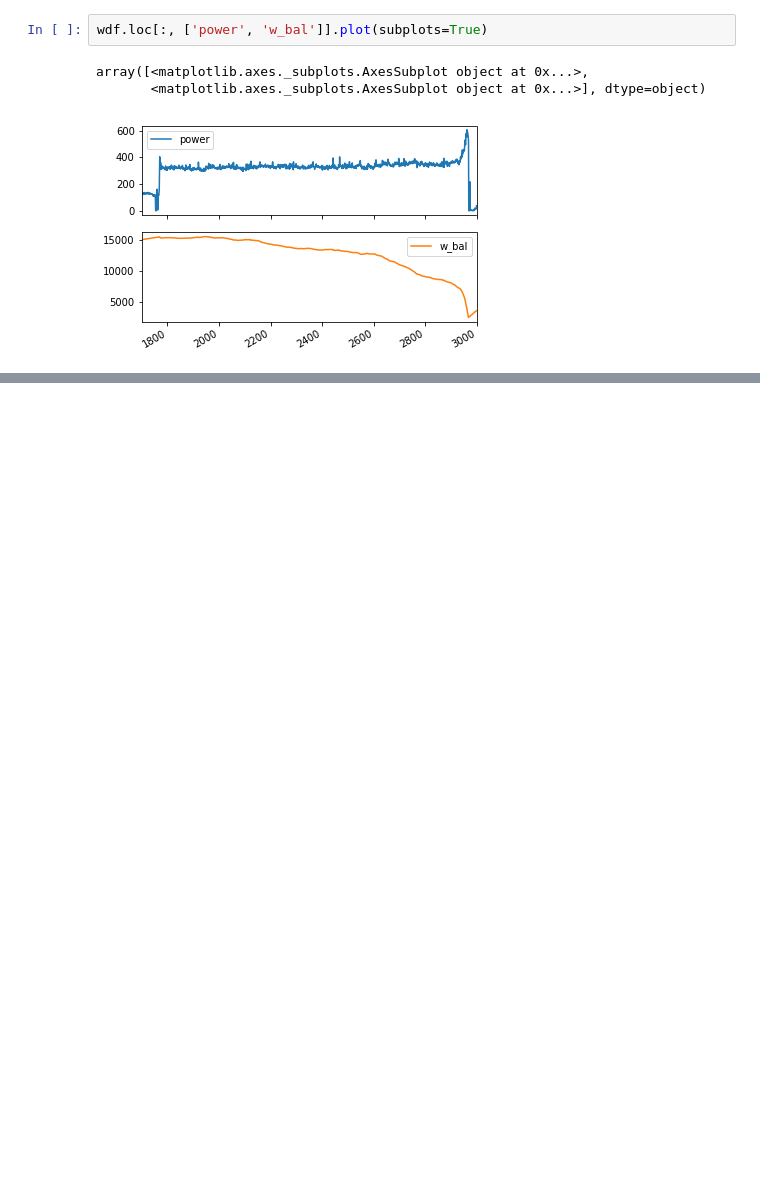
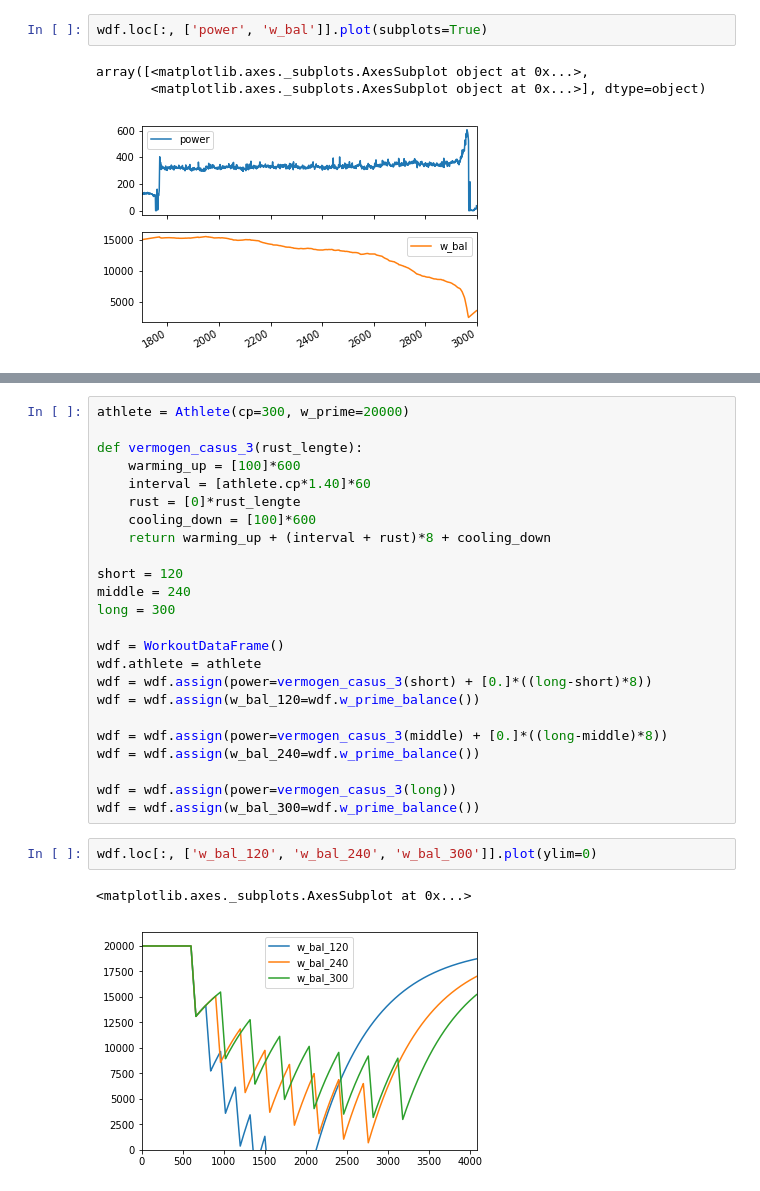
Before and after one commit to AartGoossens/publications, a Jupyter notebook: sportgericht/artikel.ipynb, the cells around one changed output, grey strips where cells are left out. Cells and saved outputs as stored; diff of their text form; blank space fills up the shorter version.

```diff
--- a/sportgericht/artikel.ipynb
+++ b/sportgericht/artikel.ipynb
@@ -61,0 +179,29 @@ wdf = wdf.assign(w_bal=wdf.w_prime_balance())
+# %%
+athlete = Athlete(cp=300, w_prime=20000)
+
+def vermogen_casus_3(rust_lengte):
+    warming_up = [100]*600
+    interval = [athlete.cp*1.40]*60
+    rust = [0]*rust_lengte
+    cooling_down = [100]*600
+    return warming_up + (interval + rust)*8 + cooling_down
+
+short = 120
+middle = 240
+long = 300
+
+wdf = WorkoutDataFrame()
+wdf.athlete = athlete
+wdf = wdf.assign(power=vermogen_casus_3(short) + [0.]*((long-short)*8))
+wdf = wdf.assign(w_bal_120=wdf.w_prime_balance())
+
+wdf = wdf.assign(power=vermogen_casus_3(middle) + [0.]*((long-middle)*8))
+wdf = wdf.assign(w_bal_240=wdf.w_prime_balance())
+
+wdf = wdf.assign(power=vermogen_casus_3(long))
+wdf = wdf.assign(w_bal_300=wdf.w_prime_balance())
+# %%
+wdf.loc[:, ['w_bal_120', 'w_bal_240', 'w_bal_300']].plot(ylim=0)
+# %% [output]
+<matplotlib.axes._subplots.AxesSubplot at 0x...>
+[figure, added]
```
Also changed, not shown: parts of 20 cells of this notebook, 1 other file.
